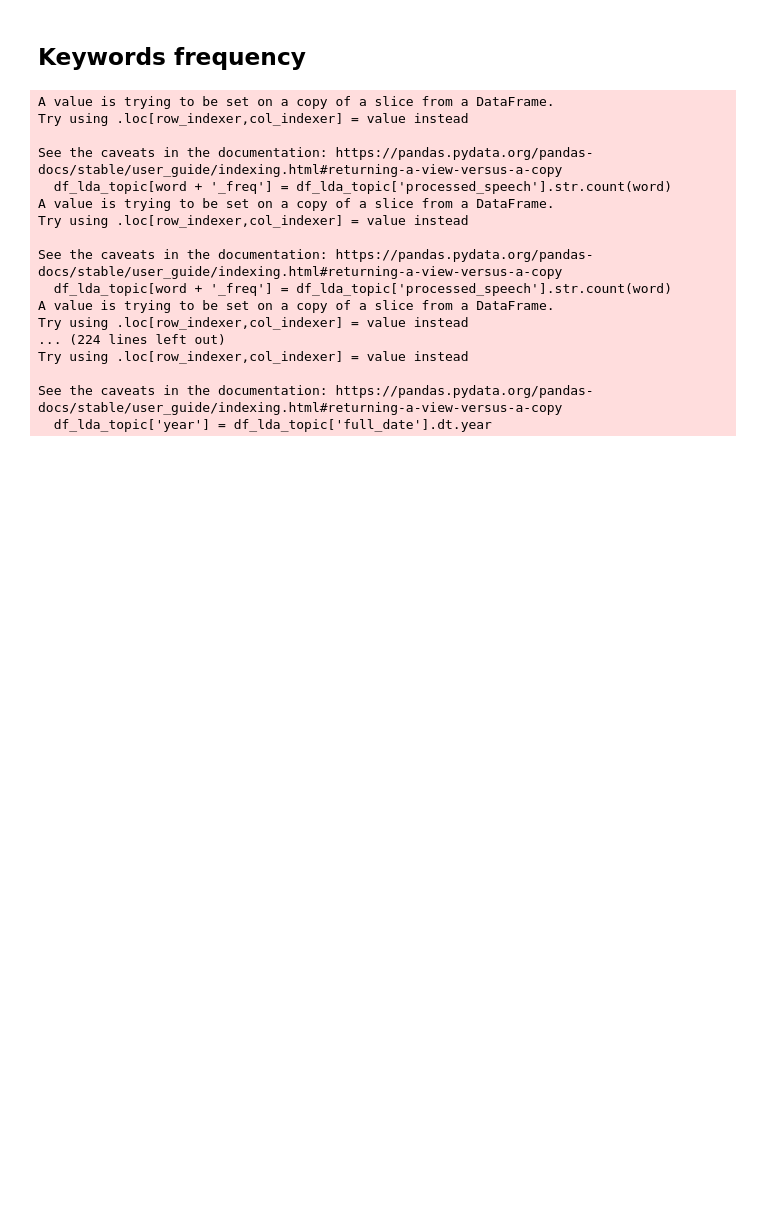
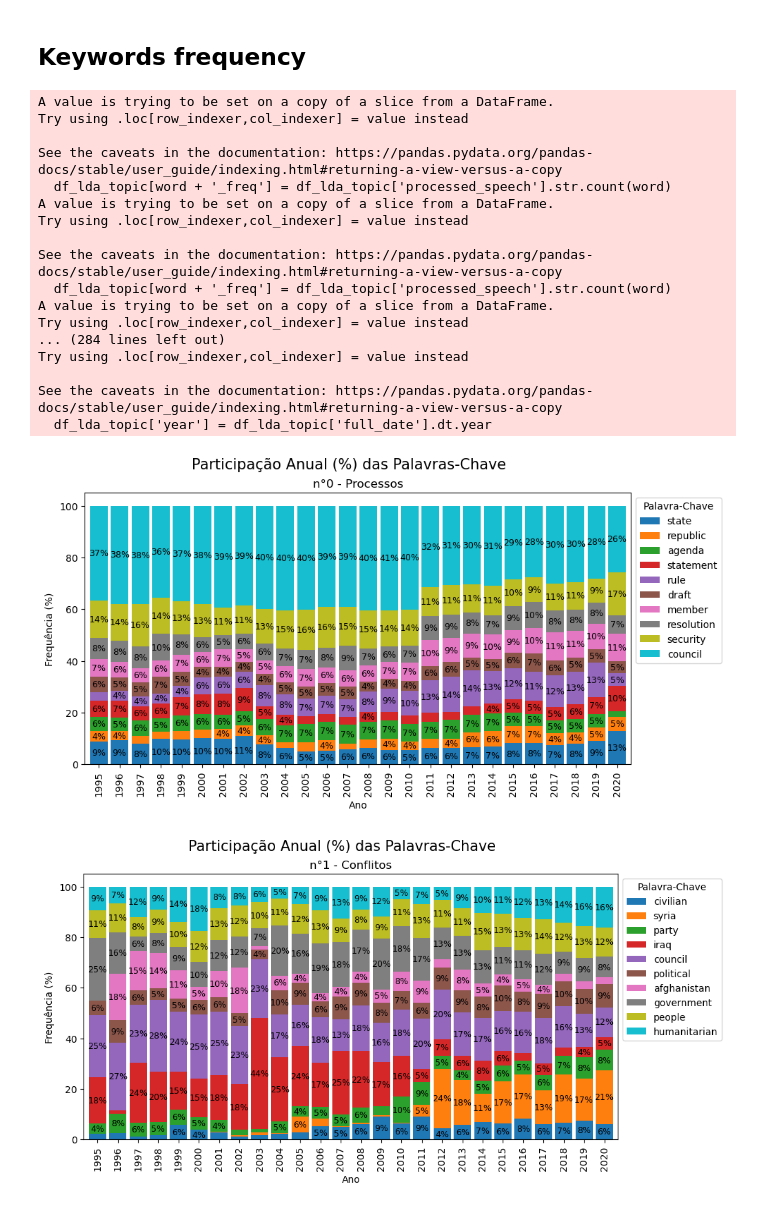
Before and after one commit to antonioravila/finalwork__postgraduate, a Jupyter notebook: TopicModel.ipynb, the cells around one changed output. Cells and saved outputs as stored; diff of their text form; code cells hidden in the pictures; blank space fills up the shorter version.

```diff
--- a/TopicModel.ipynb
+++ b/TopicModel.ipynb
@@ -272,34 +272,36 @@ def get_keywords_freq(lda_topic, df):
     plt.title(f'{topic_treated}', fontsize=12)
     fig.suptitle('Participação Anual (%) das Palavras-Chave', fontsize=15)
     plt.xlabel('Ano')
     plt.ylabel('Frequência (%)')
-    plt.legend(title='Palavra-Chave', bbox_to_anchor=(1.05, 1), loc='best')
+    plt.legend(title='Palavra-Chave', bbox_to_anchor=(1, 1), loc='best')
     plt.grid(False)
 
     # Adicionando os percentuais no meio de cada barra com a fonte preta e inclinada em 45°
     for container in ax.containers:
-        ax.bar_label(container, labels=[f'{h:.1f}%' for h in container.datavalues],
-                     label_type='center', color='black', fontsize=8, rotation=45, fontweight='bold')
+        ax.bar_label(container, labels=[f'{h:.0f}%' if h >= 3.5 else '' for h in container.datavalues],
+                     label_type='center', color='black', fontsize=9)
 
     plt.savefig(f'charts/keyword_frequency/topic_{iterator}', bbox_inches='tight')
 
 for topic in df['lda_topic'].sort_values().unique():
     get_keywords_freq(lda_topic=topic, df=df)
 # %% [output]
 A value is trying to be set on a copy of a slice from a DataFrame.
 Try using .loc[row_indexer,col_indexer] = value instead
 
 See the caveats in the documentation: https://pandas.pydata.org/pandas-docs/stable/user_guide/indexing.html#returning-a-view-versus-a-copy
   df_lda_topic[word + '_freq'] = df_lda_topic['processed_speech'].str.count(word)
 A value is trying to be set on a copy of a slice from a DataFrame.
 Try using .loc[row_indexer,col_indexer] = value instead
 
 See the caveats in the documentation: https://pandas.pydata.org/pandas-docs/stable/user_guide/indexing.html#returning-a-view-versus-a-copy
   df_lda_topic[word + '_freq'] = df_lda_topic['processed_speech'].str.count(word)
 A value is trying to be set on a copy of a slice from a DataFrame.
 Try using .loc[row_indexer,col_indexer] = value instead
-... (224 lines left out)
+... (284 lines left out)
 Try using .loc[row_indexer,col_indexer] = value instead
 
 See the caveats in the documentation: https://pandas.pydata.org/pandas-docs/stable/user_guide/indexing.html#returning-a-view-versus-a-copy
   df_lda_topic['year'] = df_lda_topic['full_date'].dt.year
+[figure, added]
+[figure, added]
```
Also changed, not shown: parts of 2 cells of this notebook, 6 other files.
